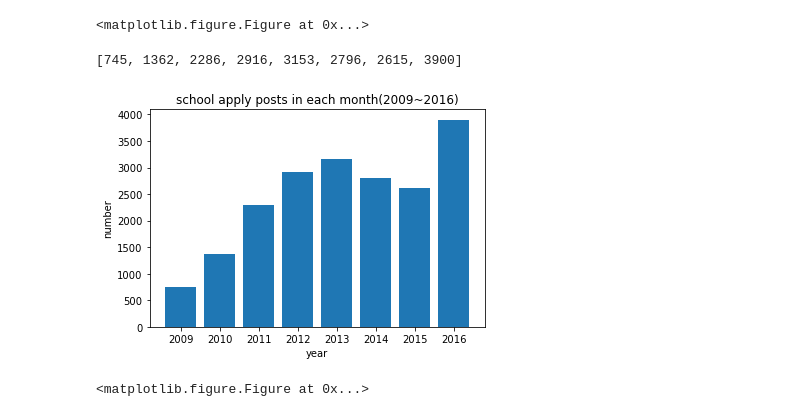
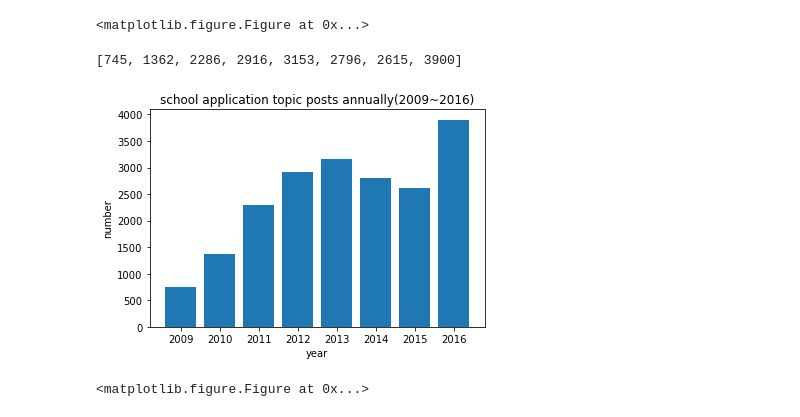
Before and after one commit to NoPointExc/1point3.com, a Jupyter notebook: new-poition&interview-report-time-analysis.ipynb, the cells around one changed output. Drawn from its saved outputs; the diff is of its cells as text; code cells hidden in the pictures.

```diff
--- a/new-poition&interview-report-time-analysis.ipynb
+++ b/new-poition&interview-report-time-analysis.ipynb
@@ -47,14 +81,9 @@ def drawMonBar(dist, title=''):
 import matplotlib.pyplot as plt
 import datetime
 
-def drawYearBar(records, title=''):
-    yFrom = 3000
-    yTo = -1
+
+def drawYearBar(records, title='', yFrom=3000, yTo=-1):
     yearDict={}
-    for r in records:
-        if r['year']!=datetime.datetime.now().year:
-            yFrom = min(r['year'], yFrom)
-            yTo = max(yTo, r['year'])
     count=[0]*(yTo-yFrom+1)
     for r in records:
         if r['year']!=datetime.datetime.now().year:
@@ -66,6 +95,21 @@ def drawYearBar(records, title=''):
     plt.title("{0}({1}~{2})".format(title, yFrom, yTo))
     plt.figure(num=None, figsize=(8, 6), dpi=500, facecolor='w', edgecolor='k')
     plt.show()
+
+"""
+drawYearlyBar
+records: list of dict
+    r={'year':val}
+"""
+def yearlyBar(records, title, yFrom, yTo):
+    years=[y for y in records if (y>=yFrom and y<=yTo)]
+    height=[records[y] for y in records if (y>=yFrom and y<=yTo)]
+    bars=plt.bar(left=years, height=height)
+    plt.xlabel('year', rotation='horizontal')
+    plt.ylabel('number', rotation='vertical')
+    plt.title("{0}({1}~{2})".format(title, yFrom, yTo))
+    plt.figure(num=None, figsize=(8, 6), dpi=500, facecolor='w', edgecolor='k')
+    plt.show()
 # %%
 newPos = read_date('new-position-date.csv')
 posDist = count(newPos)
@@ -89,8 +133,8 @@ drawMonBar(schDist, 'school apply posts in each month')
 [figure]
 <matplotlib.figure.Figure at 0x...>
 # %%
-drawYearBar(schAply, 'school apply posts in each month')
+drawYearBar(schAply, 'school application topic posts annually', 2009, 2016)
 # %% [output]
 [745, 1362, 2286, 2916, 3153, 2796, 2615, 3900]
-[figure, old version]
+[figure, new version]
 <matplotlib.figure.Figure at 0x...>
```
Also changed, not shown: parts of 8 cells of this notebook.
